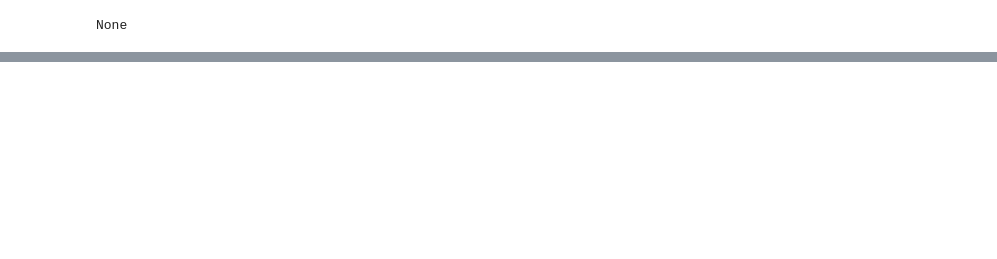
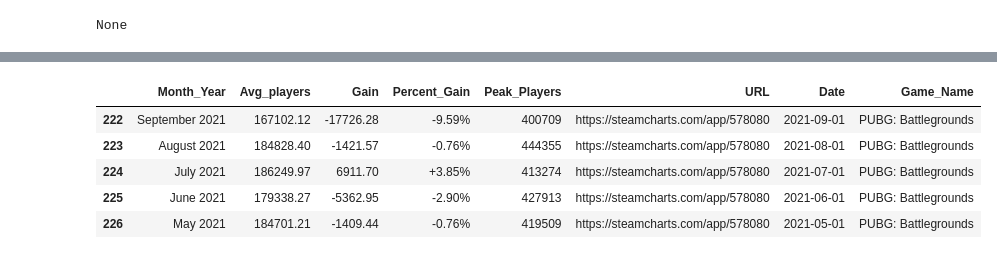
Before and after one commit to Ambush3/Steam-Gamer-Data, a Jupyter notebook: Steam Data.ipynb, the cells around one changed output, grey strips where cells are left out. Cells and saved outputs as stored; diff of their text form; code cells hidden in the pictures; blank space fills up the shorter version.

```diff
--- a/Steam Data.ipynb
+++ b/Steam Data.ipynb
@@ -160,0 +283,14 @@ ax.set_xticklabels(ax.get_xticklabels(), rotation=45)
+# %%
+
+pubg = data_clean.groupby("Game_Name")
+
+pubg2 = pubg.get_group('PUBG: Battlegrounds')
+# %%
+pubg2.head(5)
+# %% [output]
+|  | Month_Year | Avg_players | Gain | Percent_Gain | Peak_Players | URL | Date | Game_Name |
+| 222 | September 2021 | 167102.12 | -17726.28 | -9.59% | 400709 | https://steamcharts.com/app/578080 | 2021-09-01 | PUBG: Battlegrounds |
+| 223 | August 2021 | 184828.40 | -1421.57 | -0.76% | 444355 | https://steamcharts.com/app/578080 | 2021-08-01 | PUBG: Battlegrounds |
+| 224 | July 2021 | 186249.97 | 6911.70 | +3.85% | 413274 | https://steamcharts.com/app/578080 | 2021-07-01 | PUBG: Battlegrounds |
+| 225 | June 2021 | 179338.27 | -5362.95 | -2.90% | 427913 | https://steamcharts.com/app/578080 | 2021-06-01 | PUBG: Battlegrounds |
+| 226 | May 2021 | 184701.21 | -1409.44 | -0.76% | 419509 | https://steamcharts.com/app/578080 | 2021-05-01 | PUBG: Battlegrounds |
```
Also changed, not shown: parts of 18 cells of this notebook, 2 other files.
